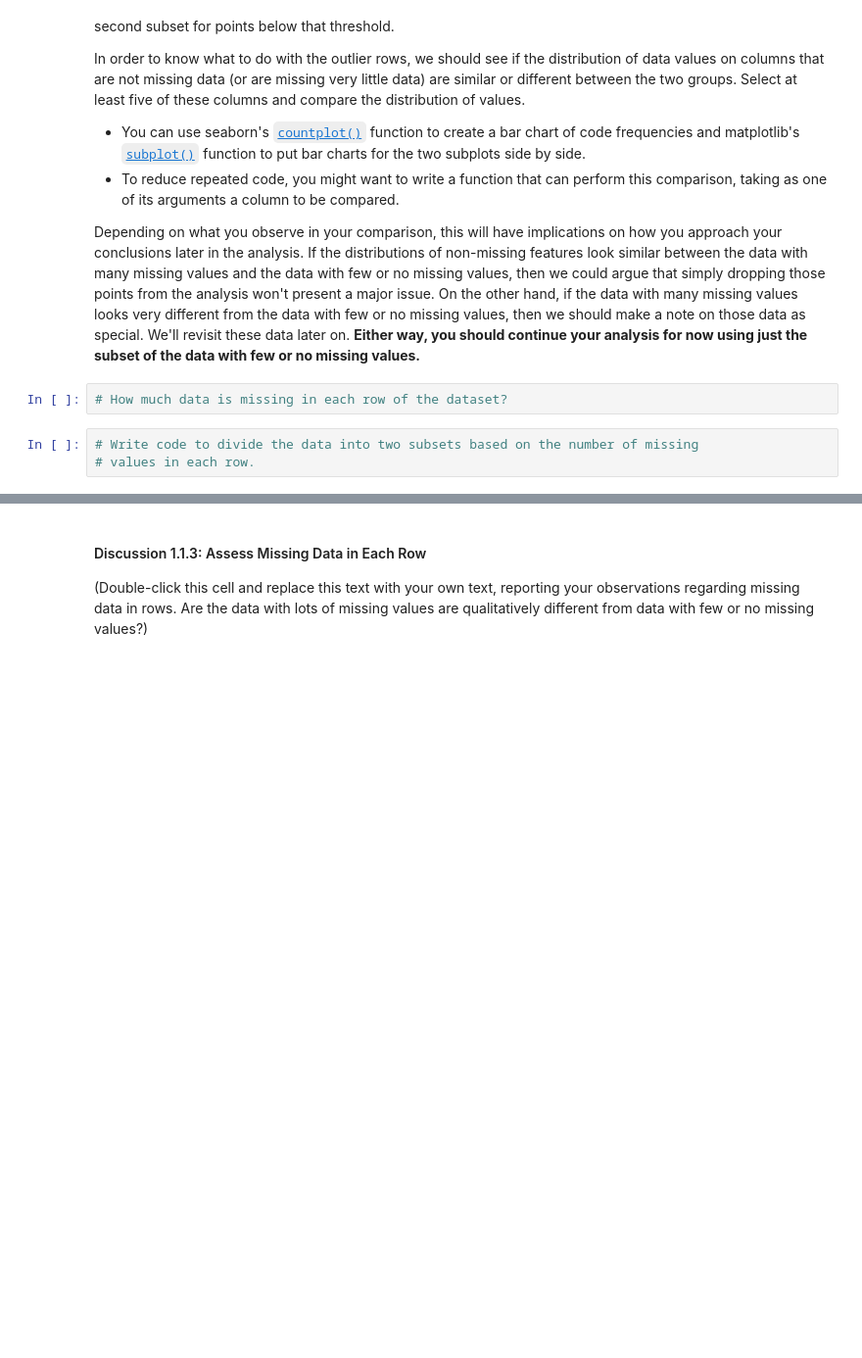
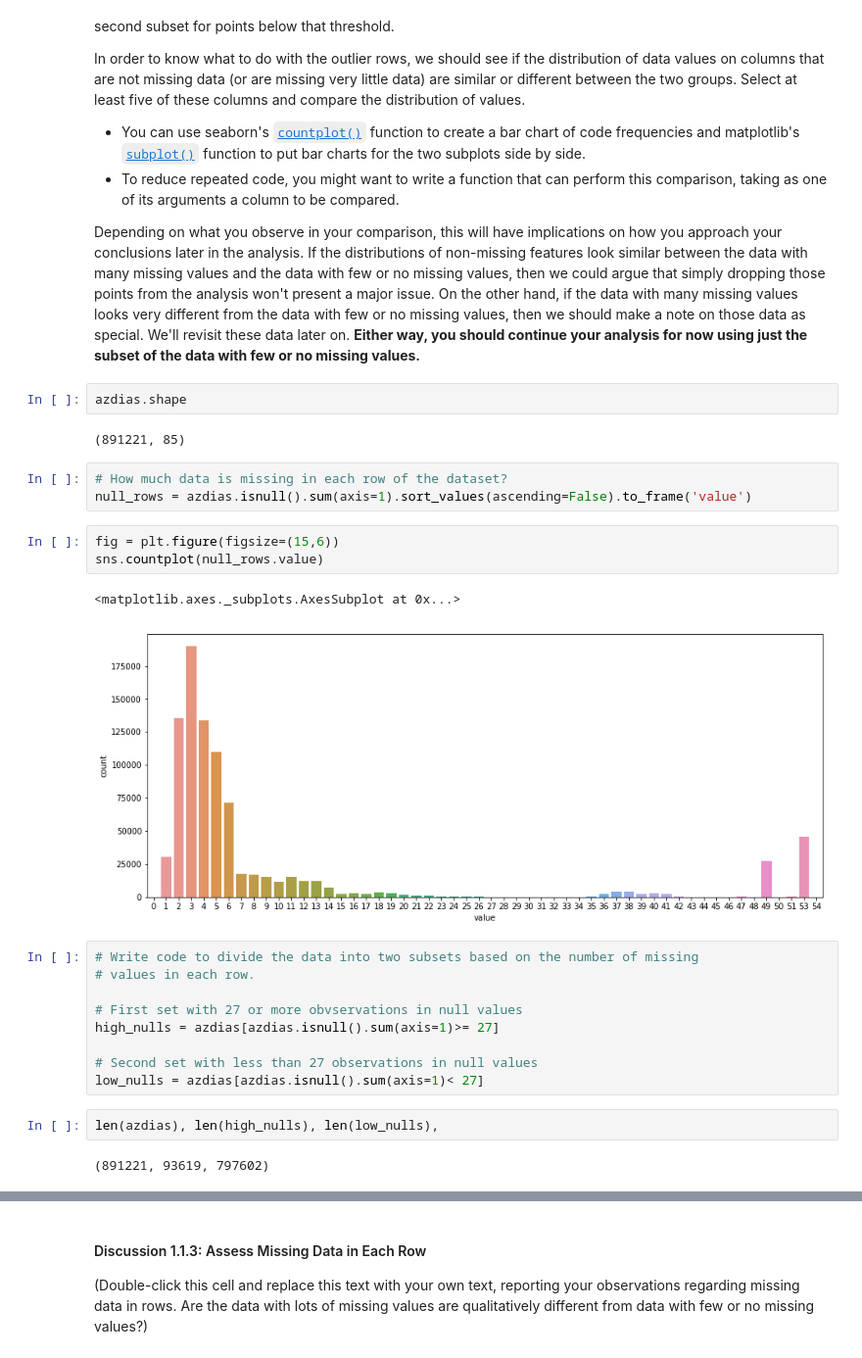
Before and after one commit to waficf/Kaggle_Competitions, a Jupyter notebook: Identify_Customer_Segments.ipynb, the cells around one changed output, grey strips where cells are left out. Shown at 98% size. Saved outputs shown, nothing was run; the diff lists cells and outputs as text; blank space fills up the shorter version.

```diff
--- a/Identify_Customer_Segments.ipynb
+++ b/Identify_Customer_Segments.ipynb
@@ -163,8 +310,29 @@ In order to know what to do with the outlier rows, we should see if the distribu
 - To reduce repeated code, you might want to write a function that can perform this comparison, taking as one of its arguments a column to be compared.
 
 Depending on what you observe in your comparison, this will have implications on how you approach your conclusions later in the analysis. If the distributions of non-missing features look similar between the data with many missing values and the data with few or no missing values, then we could argue that simply dropping those points from the analysis won't present a major issue. On the other hand, if the data with many missing values looks very different from the data with few or no missing values, then we should make a note on those data as special. We'll revisit these data later on. **Either way, you should continue your analysis for now using just the subset of the data with few or no missing values.**
+# %%
+azdias.shape
+# %% [output]
+(891221, 85)
 # %%
 # How much data is missing in each row of the dataset?
+null_rows = azdias.isnull().sum(axis=1).sort_values(ascending=False).to_frame('value')
+# %%
+fig = plt.figure(figsize=(15,6))
+sns.countplot(null_rows.value)
+# %% [output]
+<matplotlib.axes._subplots.AxesSubplot at 0x...>
+[figure, added]
 # %%
 # Write code to divide the data into two subsets based on the number of missing
 # values in each row.
+
+# First set with 27 or more obvservations in null values
+high_nulls = azdias[azdias.isnull().sum(axis=1)>= 27]
+
+# Second set with less than 27 observations in null values
+low_nulls = azdias[azdias.isnull().sum(axis=1)< 27]
+# %%
+len(azdias), len(high_nulls), len(low_nulls),
+# %% [output]
+(891221, 93619, 797602)
```
Also changed, not shown: parts of 14 cells of this notebook.
